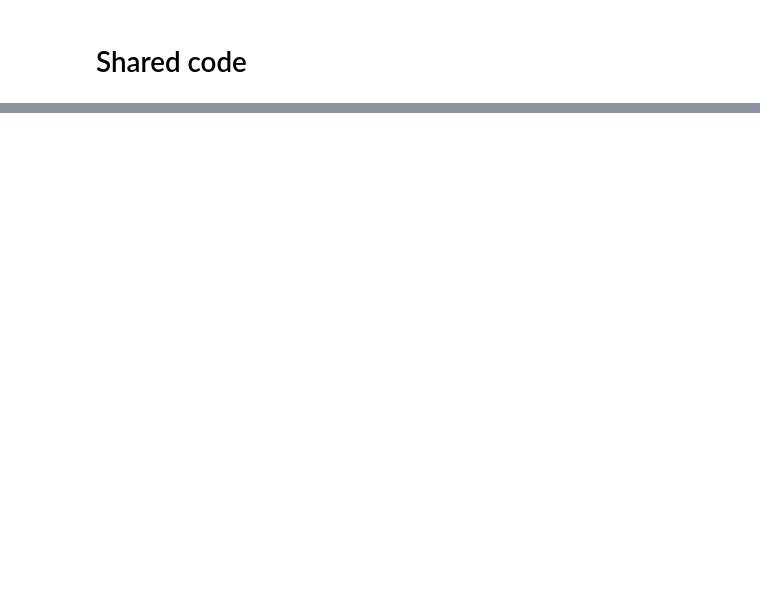
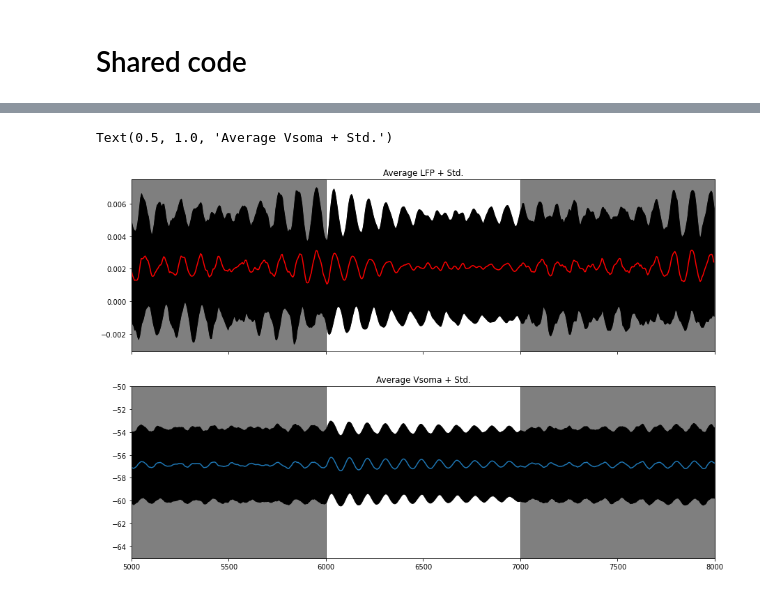
Before and after one commit to llandsmeer/iopublic, a Jupyter notebook: Local field potential v2.ipynb, the cells around one changed output, grey strips where cells are left out. Cells and saved outputs as stored; diff of their text form; code cells hidden in the pictures; blank space fills up the shorter version.

```diff
--- a/Local field potential v2.ipynb
+++ b/Local field potential v2.ipynb
@@ -595,7 +63,0 @@ Wall time: 10 s
-# %%
-%%time
-# Extracellular potential in x,y-plane
-# V_ext contains potential for each neurons
-V_ext = np.array([Ms[gid] @ I_m[gid] for gid in range(recipe.num_cells()) if len(Ms) > gid])
-# V_e sums up the individual neurons contributions
-V_e = np.nan_to_num(V_ext).sum(0).reshape(*s.shape, -1)
@@ -730,0 +290,26 @@ np.interp
+# %%
+fig, ax = plt.subplots(nrows=2, sharex=True, figsize=(15, 10))
+flat = V_ext.reshape(-1, V_ext.shape[2])
+ax[0].fill_between(time, flat.mean(0)-flat.std(0),  flat.mean(0)+flat.std(0), color='gray')
+#plt.plot([at for at in spikes], [0.002 for at in spikes], 'x')
+#ax[0].set_xlim([tstart, tfinal])
+a, b = ax[0].get_ylim()
+ax[0].fill_between([tstart, tstart+d], a, b, color='black',alpha=0.5)
+ax[0].fill_between([tstart+2*d, tfinal], a, b, color='black', alpha=0.5)
+ax[0].fill_between(time, flat.mean(0)-flat.std(0),  flat.mean(0)+flat.std(0), color='black')
+ax[0].plot(time, flat.mean(0), color='red')
+ax[0].set_ylim([a, b])
+v = np.nan_to_num(vsall)
+ax[1].fill_between(np.arange(v.shape[1]), v.mean(0)-v.std(0), v.mean(0)+v.std(0), color='black')
+a, b = ax[1].get_ylim()
+ax[1].fill_between([tstart, tstart+d], a, b, color='black',alpha=0.5)
+ax[1].fill_between([tstart+2*d, tfinal], a, b, color='black', alpha=0.5)
+ax[1].set_ylim([a, b])
+ax[1].plot(v.mean(0))
+ax[1].set_xlim([tstart, tfinal])
+ax[1].set_ylim([-65, -50])
+ax[0].set_title('Average LFP + Std.')
+ax[1].set_title('Average Vsoma + Std.')
+# %% [output]
+Text(0.5, 1.0, 'Average Vsoma + Std.')
+[figure, added]
```
Also changed, not shown: parts of 62 cells of this notebook, 1 other file.
